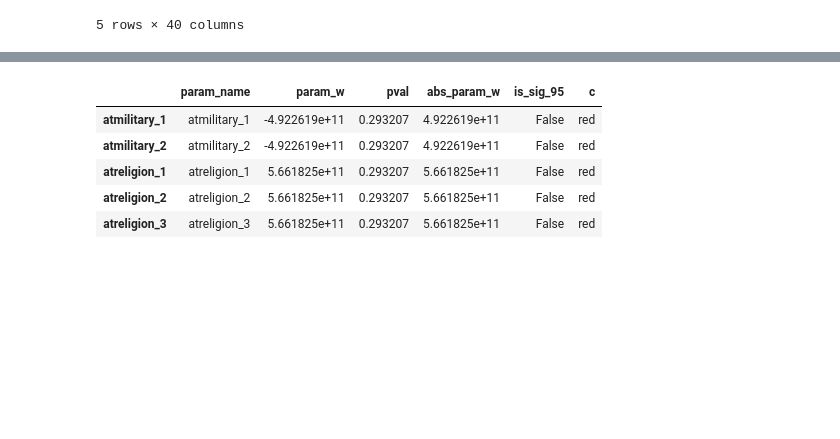
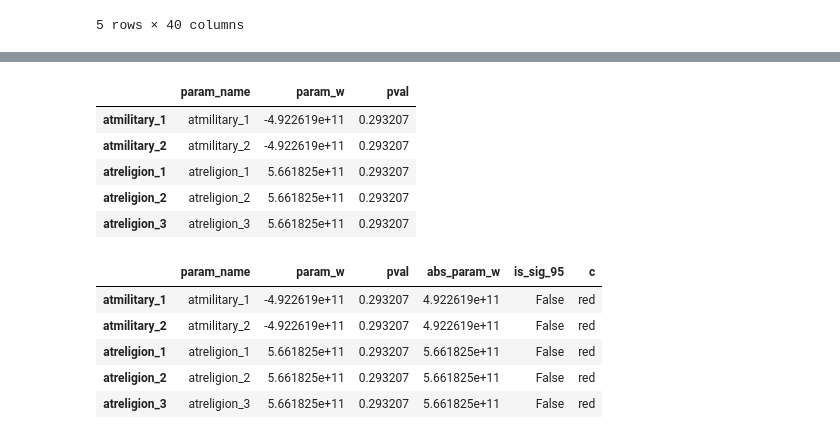
Before and after one commit to armhijacker/customer_behaviour, a Jupyter notebook: Week_12_Choice_Modeling_Conjoint_analysis.ipynb, the cells around one changed output, grey strips where cells are left out. Drawn from its saved outputs; the diff is of its cells as text; code cells hidden in the pictures; blank space fills up the shorter version.

```diff
--- a/Week_12_Choice_Modeling_Conjoint_analysis.ipynb
+++ b/Week_12_Choice_Modeling_Conjoint_analysis.ipynb
@@ -204,9 +199,17 @@ strong multicollinearity problems or that the design matrix is singular.
 # %%
 df_res = pd.DataFrame({
     'param_name': res.params.keys()
     , 'param_w': res.params.values
     , 'pval': res.pvalues
 })
+df_res.head()
+# %% [output]
+|  | param_name | param_w | pval |
+| atmilitary_1 | atmilitary_1 | -4.922619e+11 | 0.293207 |
+| atmilitary_2 | atmilitary_2 | -4.922619e+11 | 0.293207 |
+| atreligion_1 | atreligion_1 | 5.661825e+11 | 0.293207 |
+| atreligion_2 | atreligion_2 | 5.661825e+11 | 0.293207 |
+| atreligion_3 | atreligion_3 | 5.661825e+11 | 0.293207 |
 # %%
 df_res['abs_param_w'] = np.abs(df_res['param_w'])
 # marking field is significant under 95% confidence interval
```
Also changed, not shown: parts of 4 cells of this notebook.
